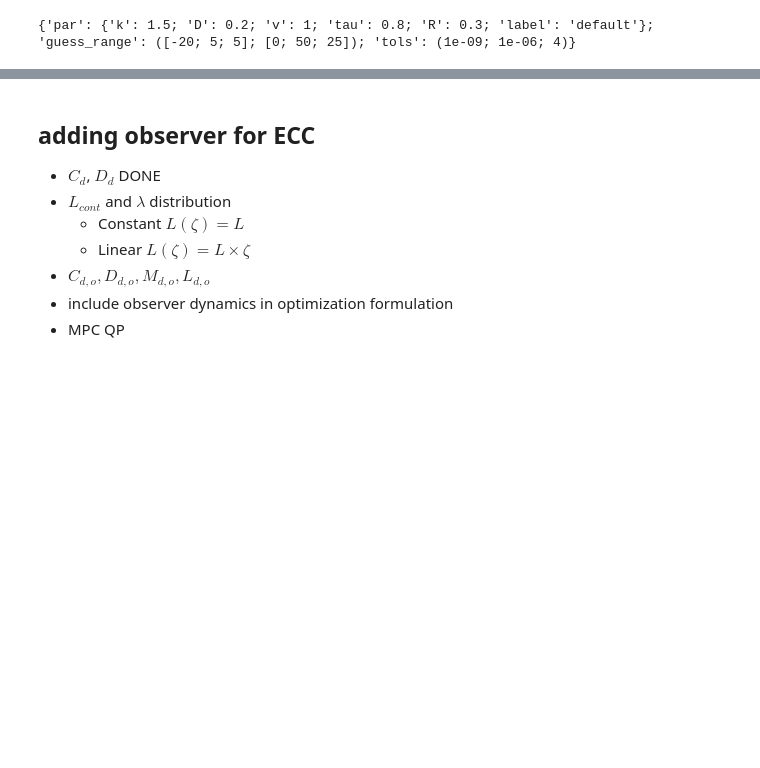
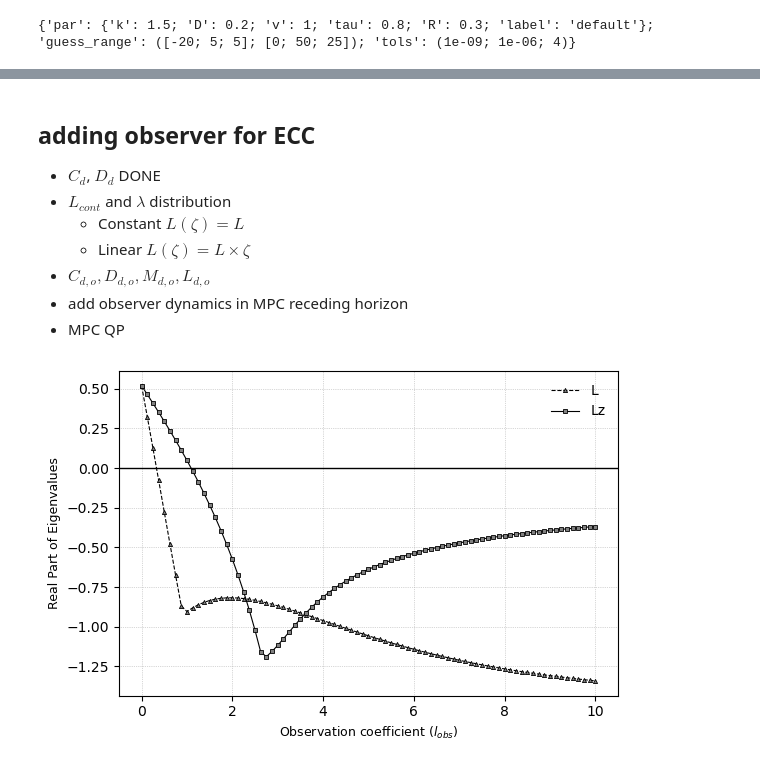
Before and after one commit to behradmoadeli/pfr_isothermal_recycle_delay_MPC, a Jupyter notebook: reports/Report_unstable.ipynb, the cells around one changed output, grey strips where cells are left out. Saved outputs shown, nothing was run; the diff lists cells and outputs as text; code cells hidden in the pictures; blank space fills up the shorter version.

Commit message:
finished implementing observer loop and C_o D_o

```diff
--- a/reports/Report_unstable.ipynb
+++ b/reports/Report_unstable.ipynb
@@ -86,6 +86,7 @@ dz = zeta[1]
 phi_1_0 = init_cond_func_1(zeta)
 phi_2_0 = init_cond_func_2(zeta, par)
 x0 = np.array([phi_1_0, phi_2_0])
+x_hat_0 = np.zeros_like(x0)
 # %%
 t_end = 8
 N_t_d = 5*t_end
@@ -333,5 +345,5 @@ plt.show()
     - Constant $L(\zeta) = L$
     - Linear $L(\zeta) = L \times \zeta$
 - $C_{d,o}, D_{d,o}, M_{d,o}, L_{d,o}$
-- include observer dynamics in optimization formulation
+- add observer dynamics in MPC receding horizon
 - MPC QP
@@ -342,0 +444,26 @@ plt.show()
+# %%
+# Create the plot
+plt.figure(figsize=(6, 4))
+
+# Plot with smaller and more subtle markers
+plt.plot(l_obs_range, np.real(eigs_obs_L), label='L', marker='^', color='black', linestyle='--', linewidth=0.8, markersize=3, markerfacecolor='grey', markeredgewidth=0.6)
+plt.plot(l_obs_range, np.real(eigs_obs_Lz), label='Lz', marker='s', color='black', linestyle='-', linewidth=0.8, markersize=3, markerfacecolor='grey', markeredgewidth=0.6)
+
+# Add a horizontal line at y=0
+plt.axhline(y=0, color='black', linestyle='-', linewidth=1)
+
+# Add labels and grid
+plt.xlabel('Observation coefficient ($l_{obs}$)', fontsize=9)
+plt.ylabel('Real Part of Eigenvalues', fontsize=9)
+# plt.title('Real Part of Eigenvalues vs. Observation Range', fontsize=10)
+plt.legend(fontsize=10, loc='upper right', frameon=False)
+
+plt.grid(True, linestyle=':', linewidth=0.5)
+
+# Adjust the layout for tight fit
+plt.tight_layout()
+
+# Display the plot
+plt.show()
+# %% [output]
+[figure, added]
```
Also changed, not shown: parts of 10 cells of this notebook, 1 other file.
